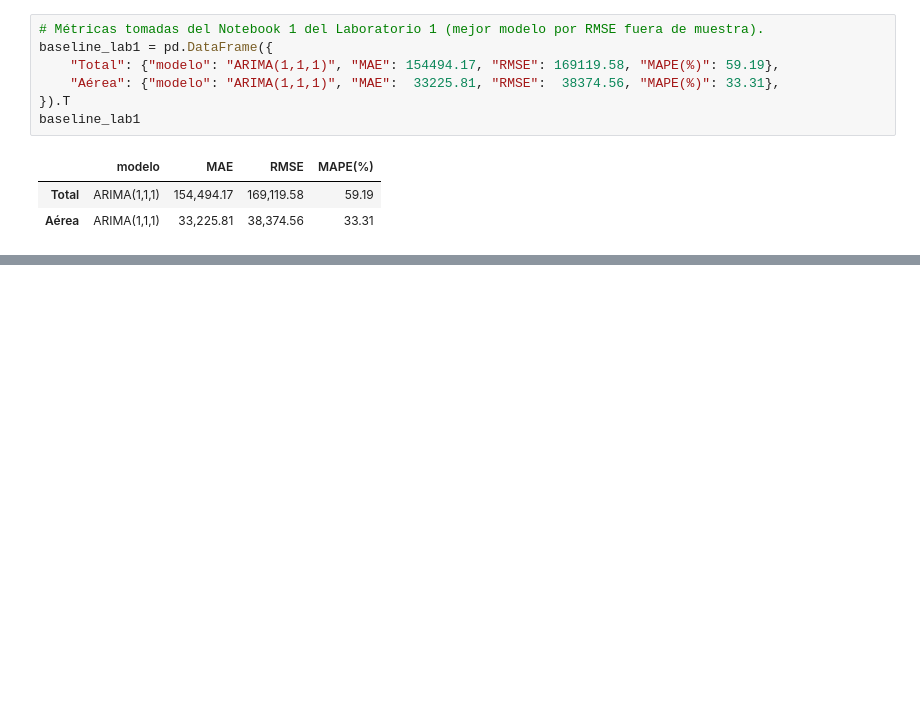
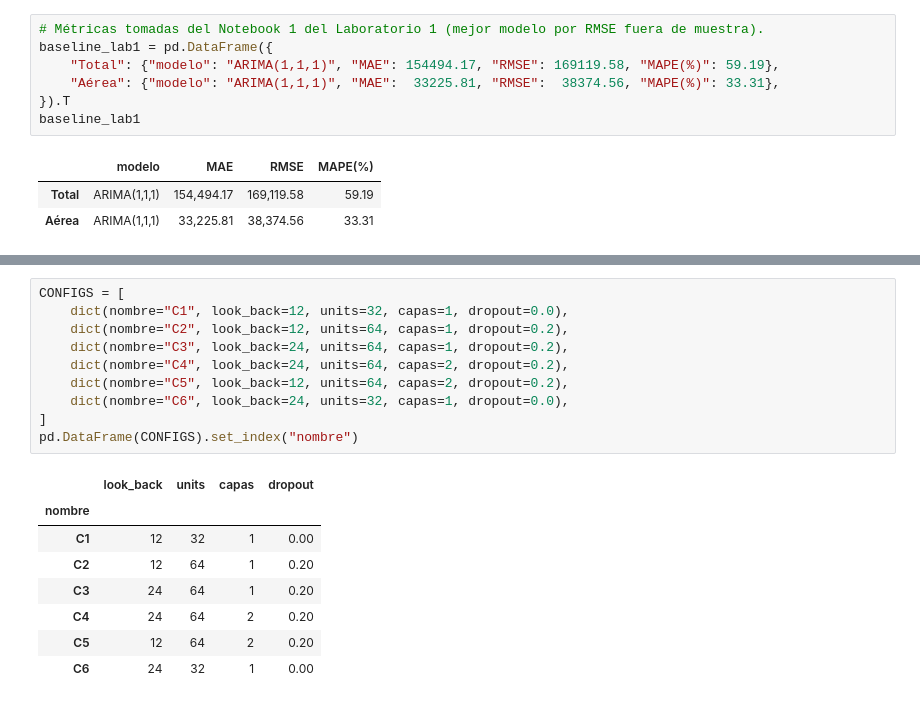
Before and after one commit to nicoCT04/Lab2DataScience, a Jupyter notebook: notebooks/Lab2_LSTM.ipynb, the cells around one changed output, grey strips where cells are left out. Saved outputs shown, nothing was run; the diff lists cells and outputs as text; blank space fills up the shorter version.

```diff
--- a/notebooks/Lab2_LSTM.ipynb
+++ b/notebooks/Lab2_LSTM.ipynb
@@ -152,0 +217,19 @@ baseline_lab1
+# %%
+CONFIGS = [
+    dict(nombre="C1", look_back=12, units=32, capas=1, dropout=0.0),
+    dict(nombre="C2", look_back=12, units=64, capas=1, dropout=0.2),
+    dict(nombre="C3", look_back=24, units=64, capas=1, dropout=0.2),
+    dict(nombre="C4", look_back=24, units=64, capas=2, dropout=0.2),
+    dict(nombre="C5", look_back=12, units=64, capas=2, dropout=0.2),
+    dict(nombre="C6", look_back=24, units=32, capas=1, dropout=0.0),
+]
+pd.DataFrame(CONFIGS).set_index("nombre")
+# %% [output]
+|  | look_back | units | capas | dropout |
+| nombre |  |  |  |  |
+| C1 | 12 | 32 | 1 | 0.00 |
+| C2 | 12 | 64 | 1 | 0.20 |
+| C3 | 24 | 64 | 1 | 0.20 |
+| C4 | 24 | 64 | 2 | 0.20 |
+| C5 | 12 | 64 | 2 | 0.20 |
+| C6 | 24 | 32 | 1 | 0.00 |
```
Also changed, not shown: parts of 10 cells of this notebook.
